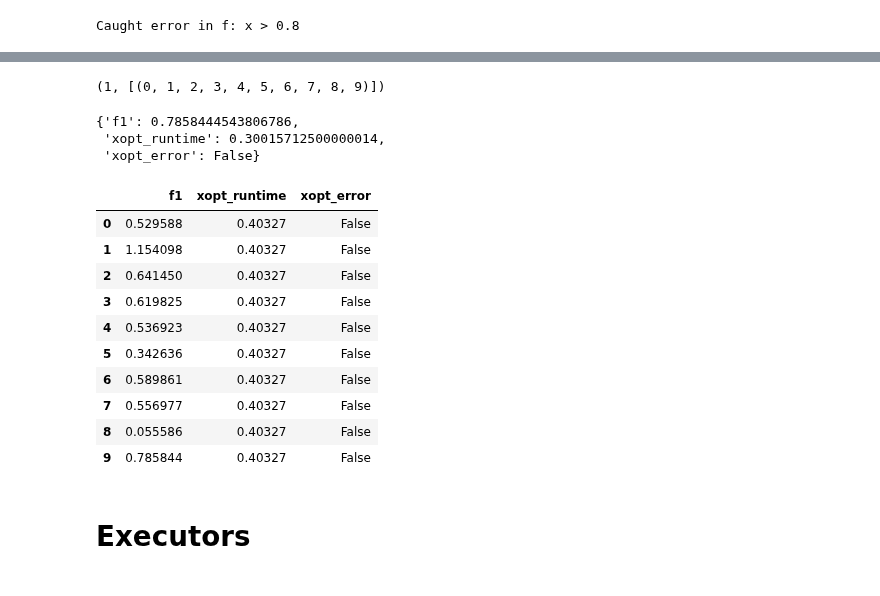
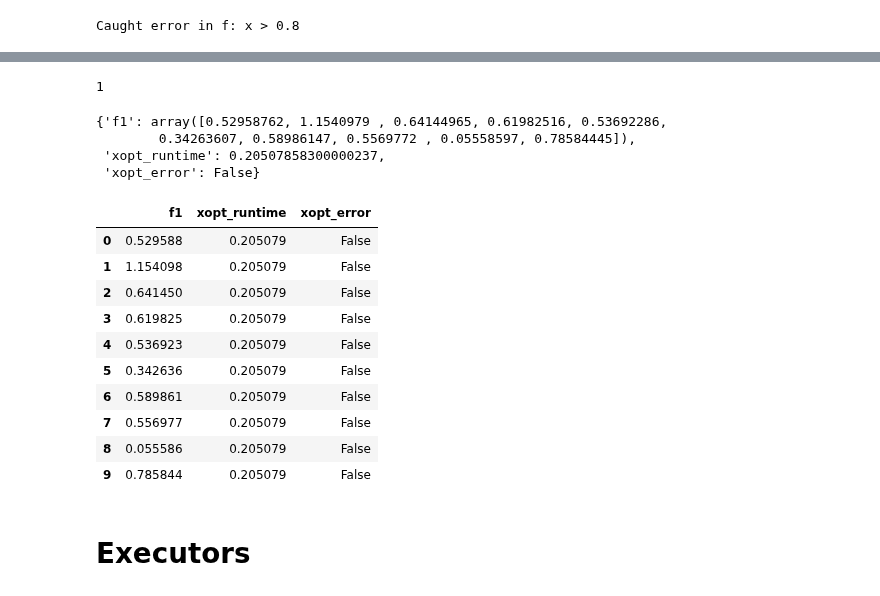
Before and after one commit to xopt-org/Xopt, a Jupyter notebook: docs/examples/basic/xopt_evaluator.ipynb, the cells around one changed output, grey strips where cells are left out. Drawn from its saved outputs; the diff is of its cells as text; code cells hidden in the pictures.

Commit message:
Evaluator.submit_data now returns a list.

```diff
--- a/docs/examples/basic/xopt_evaluator.ipynb
+++ b/docs/examples/basic/xopt_evaluator.ipynb
@@ -118,36 +118,35 @@ ev.evaluate_data(in10)
 # Vectorized submission. This returns a single future.
 ev.vectorized = True
 futures = ev.submit_data(in10)
-len(futures), list(futures.keys())
+len(futures)
 # %% [output]
-(1, [(0, 1, 2, 3, 4, 5, 6, 7, 8, 9)])
+1
-# %%
-fut.result()
-# %% [output]
-{'f1': 0.7858444543806786,
- 'xopt_runtime': 0.30015712500000014,
- 'xopt_error': False}
+# %%
+futures[0].result()
+# %% [output]
+{'f1': array([0.52958762, 1.1540979 , 0.64144965, 0.61982516, 0.53692286,
+        0.34263607, 0.58986147, 0.5569772 , 0.05558597, 0.78584445]),
+ 'xopt_runtime': 0.20507858300000237,
+ 'xopt_error': False}
 # %%
 # Collect in a dataframe
-index = list(futures.keys())[0] # key is actually a tuple of the index
-fut = futures[index]
-res = fut.result()
+res = futures[0].result()
 # If there is an error, all outputs are spoiled.
 if res['xopt_error']:
     res = [res]
-pd.DataFrame(res, index=index)
+pd.DataFrame(res)
 # %% [output]
 |  | f1 | xopt_runtime | xopt_error |
-| 0 | 0.529588 | 0.40327 | False |
-| 1 | 1.154098 | 0.40327 | False |
-| 2 | 0.641450 | 0.40327 | False |
-| 3 | 0.619825 | 0.40327 | False |
-| 4 | 0.536923 | 0.40327 | False |
-| 5 | 0.342636 | 0.40327 | False |
-| 6 | 0.589861 | 0.40327 | False |
-| 7 | 0.556977 | 0.40327 | False |
-| 8 | 0.055586 | 0.40327 | False |
-| 9 | 0.785844 | 0.40327 | False |
+| 0 | 0.529588 | 0.205079 | False |
+| 1 | 1.154098 | 0.205079 | False |
+| 2 | 0.641450 | 0.205079 | False |
+| 3 | 0.619825 | 0.205079 | False |
+| 4 | 0.536923 | 0.205079 | False |
+| 5 | 0.342636 | 0.205079 | False |
+| 6 | 0.589861 | 0.205079 | False |
+| 7 | 0.556977 | 0.205079 | False |
+| 8 | 0.055586 | 0.205079 | False |
+| 9 | 0.785844 | 0.205079 | False |
 # %% [markdown]
 # Executors
 # %%
```
Also changed, not shown: parts of 4 cells of this notebook, 3 other files.
